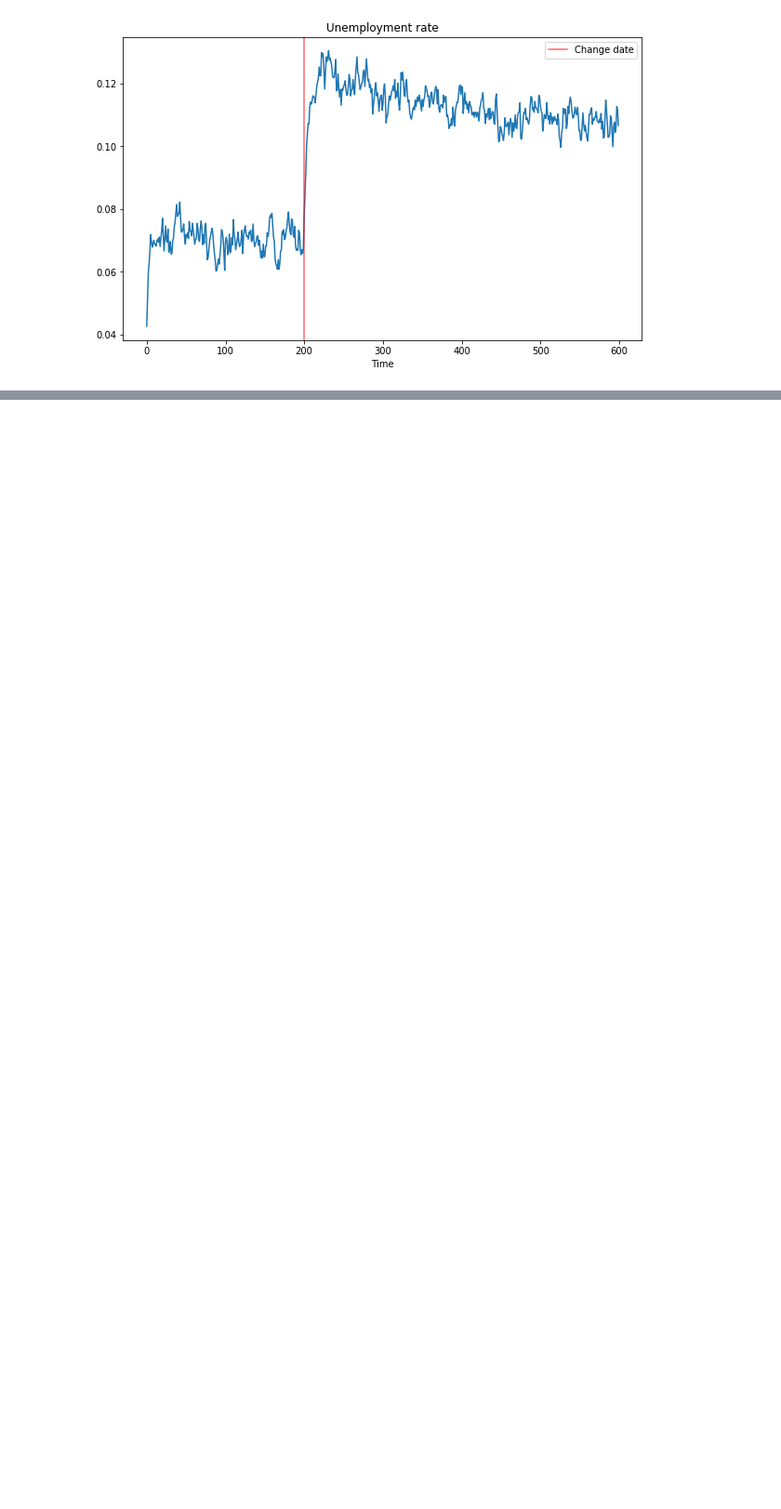
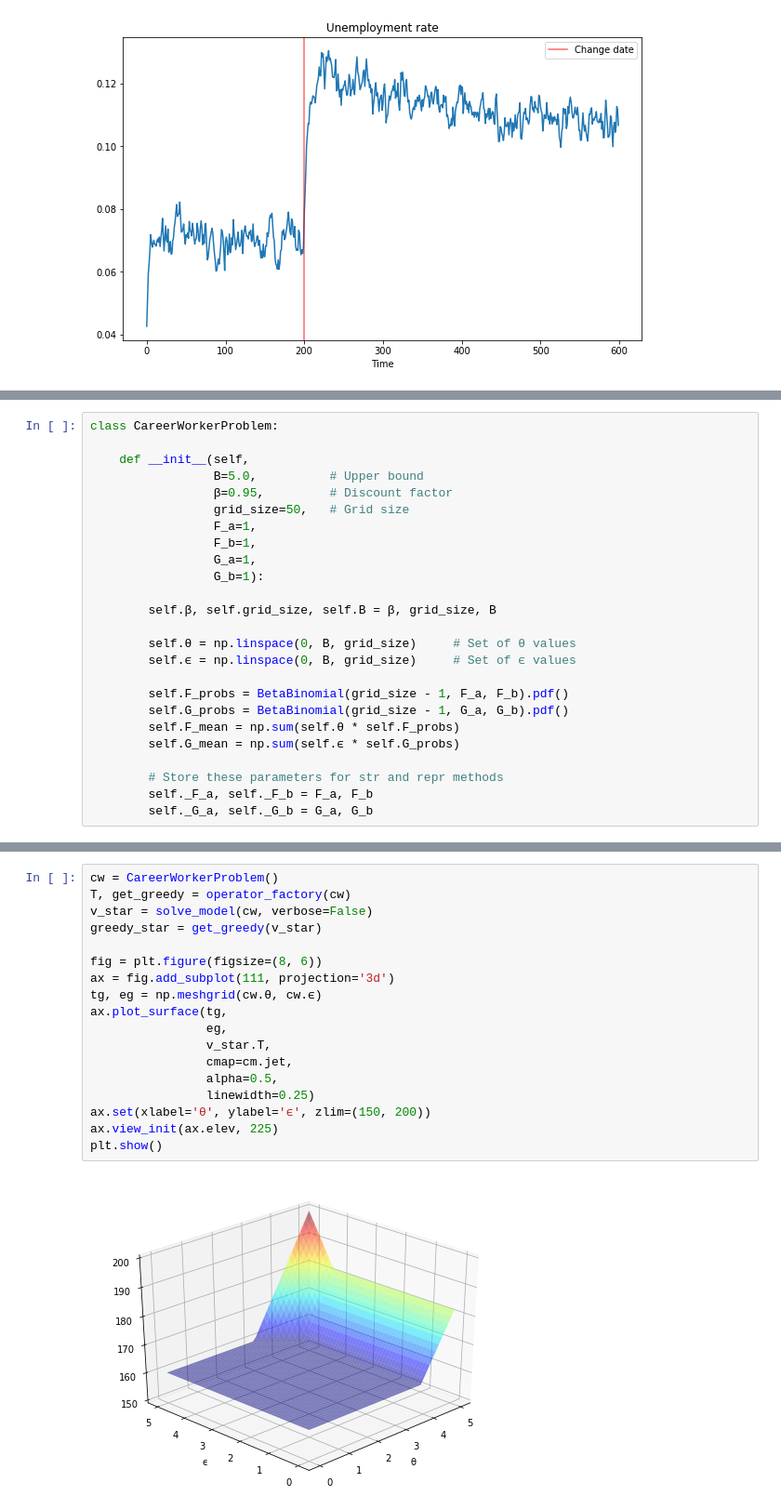
Before and after one commit to PanPip/QuantEcon_Tasks, a Jupyter notebook: Dynamic_programming.ipynb, the cells around one changed output, grey strips where cells are left out. Shown at 93% size. Saved outputs shown, nothing was run; the diff lists cells and outputs as text; blank space fills up the shorter version.

Commit message:
Started lesson on Job Search IV: Modeling Career Choice

```diff
--- a/Dynamic_programming.ipynb
+++ b/Dynamic_programming.ipynb
@@ -1229,0 +1260,25 @@ plt.show()
+# %%
+class CareerWorkerProblem:
+
+    def __init__(self,
+                 B=5.0,          # Upper bound
+                 β=0.95,         # Discount factor
+                 grid_size=50,   # Grid size
+                 F_a=1,
+                 F_b=1,
+                 G_a=1,
+                 G_b=1):
+
+        self.β, self.grid_size, self.B = β, grid_size, B
+
+        self.θ = np.linspace(0, B, grid_size)     # Set of θ values
+        self.ϵ = np.linspace(0, B, grid_size)     # Set of ϵ values
+
+        self.F_probs = BetaBinomial(grid_size - 1, F_a, F_b).pdf()
+        self.G_probs = BetaBinomial(grid_size - 1, G_a, G_b).pdf()
+        self.F_mean = np.sum(self.θ * self.F_probs)
+        self.G_mean = np.sum(self.ϵ * self.G_probs)
+
+        # Store these parameters for str and repr methods
+        self._F_a, self._F_b = F_a, F_b
+        self._G_a, self._G_b = G_a, G_b
@@ -1229,0 +1366,20 @@ plt.show()
+# %%
+cw = CareerWorkerProblem()
+T, get_greedy = operator_factory(cw)
+v_star = solve_model(cw, verbose=False)
+greedy_star = get_greedy(v_star)
+
+fig = plt.figure(figsize=(8, 6))
+ax = fig.add_subplot(111, projection='3d')
+tg, eg = np.meshgrid(cw.θ, cw.ϵ)
+ax.plot_surface(tg,
+                eg,
+                v_star.T,
+                cmap=cm.jet,
+                alpha=0.5,
+                linewidth=0.25)
+ax.set(xlabel='θ', ylabel='ϵ', zlim=(150, 200))
+ax.view_init(ax.elev, 225)
+plt.show()
+# %% [output]
+[figure, added]
```
Also changed, not shown: parts of 6 cells of this notebook.
